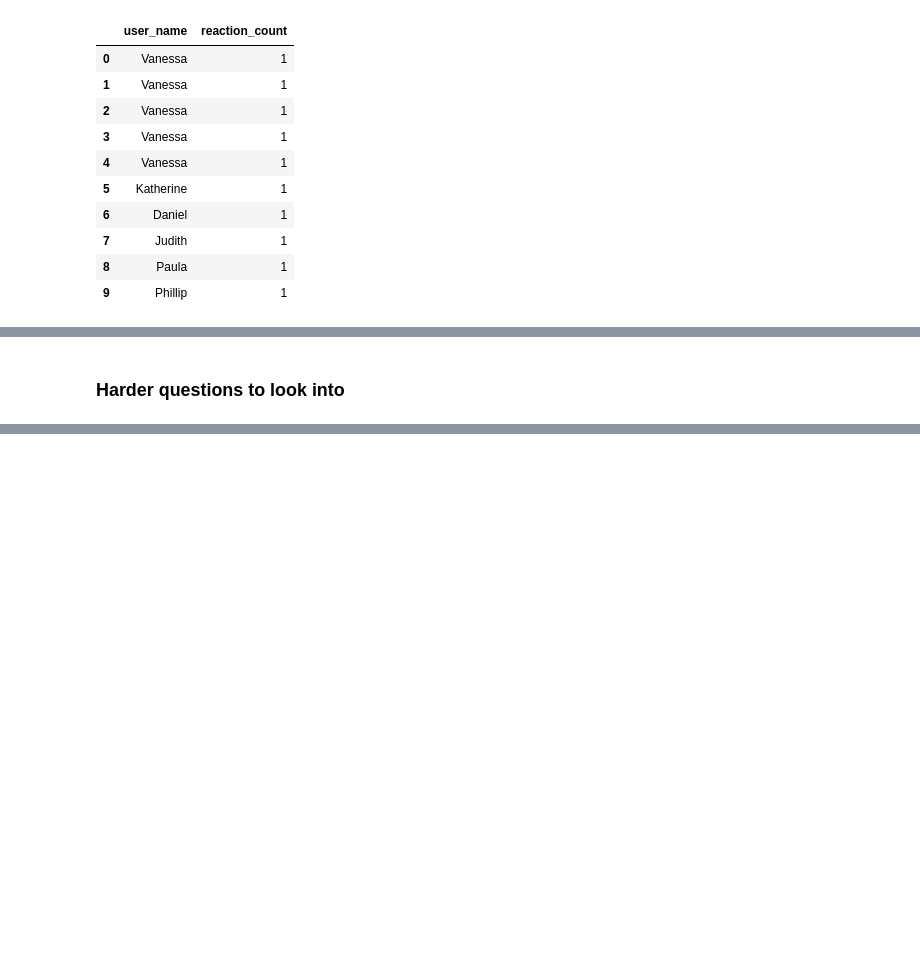
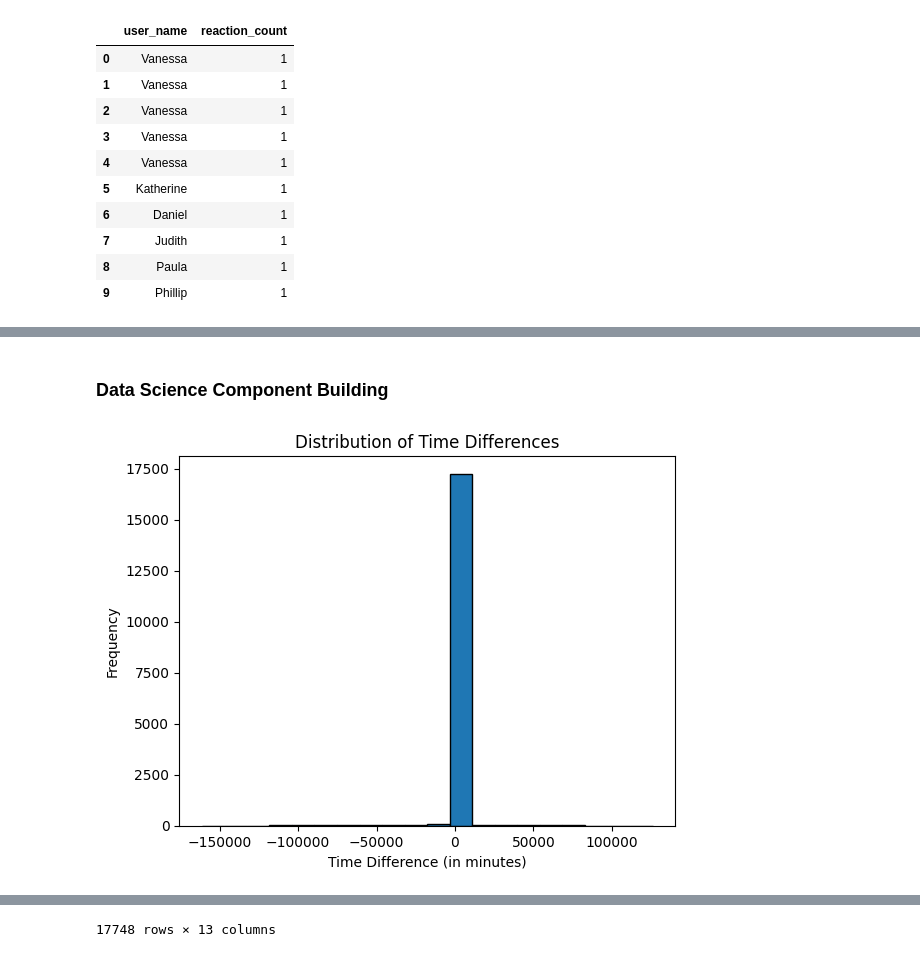
Before and after one commit to Misganaw-Berihun/network_analysis, a Jupyter notebook: notebooks/parse_slack_data.ipynb, the cells around one changed output, grey strips where cells are left out. Saved outputs shown, nothing was run; the diff lists cells and outputs as text; code cells hidden in the pictures; blank space fills up the shorter version.

```diff
--- a/notebooks/parse_slack_data.ipynb
+++ b/notebooks/parse_slack_data.ipynb
@@ -741,2 +725,0 @@ messages.tail(10)
-# %% [markdown]
-### Harder questions to look into
@@ -744,0 +726,22 @@ messages.tail(10)
+# %% [markdown]
+
+### Data Science Component Building
+# %%
+def difference_between_consecutive_messages(data: DataFrame):
+    pd = data
+
+
+    pd.sort_values(by='msg_sent_time', ascending=True)
+    pd['time_sent'] = convert_2_timestamp('msg_sent_time', data)
+    pd['time_difference_minutes'] = pd['time_sent'].diff().dt.total_seconds() / 60
+
+    plt.hist(pd['time_difference_minutes'].dropna(), bins=20, edgecolor='black')
+    plt.xlabel('Time Difference (in minutes)')
+    plt.ylabel('Frequency')
+    plt.title('Distribution of Time Differences')
+    plt.show()
+    return pd
+# %%
+difference_between_consecutive_messages(dframe)
+# %% [output]
+[figure, added]
@@ -744,0 +760 @@ messages.tail(10)
+17748 rows × 13 columns
```
Also changed, not shown: parts of 30 cells of this notebook.
